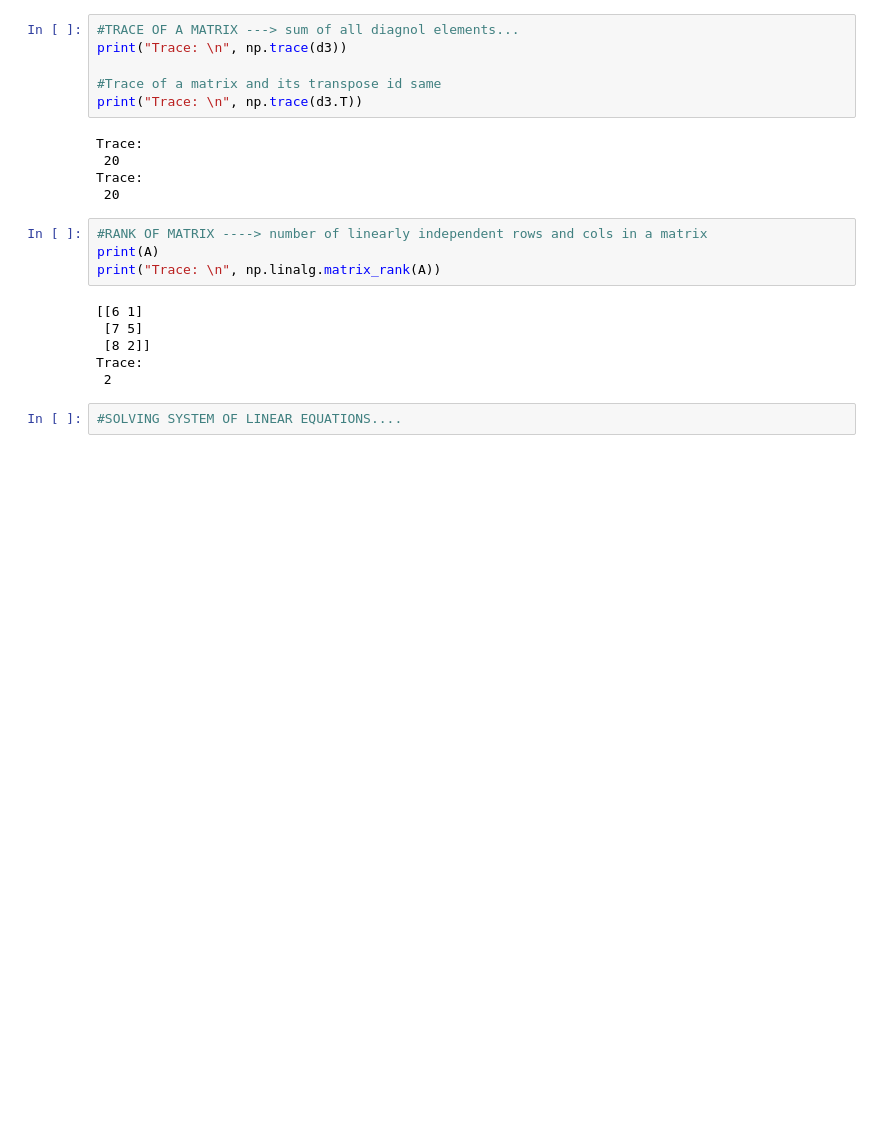
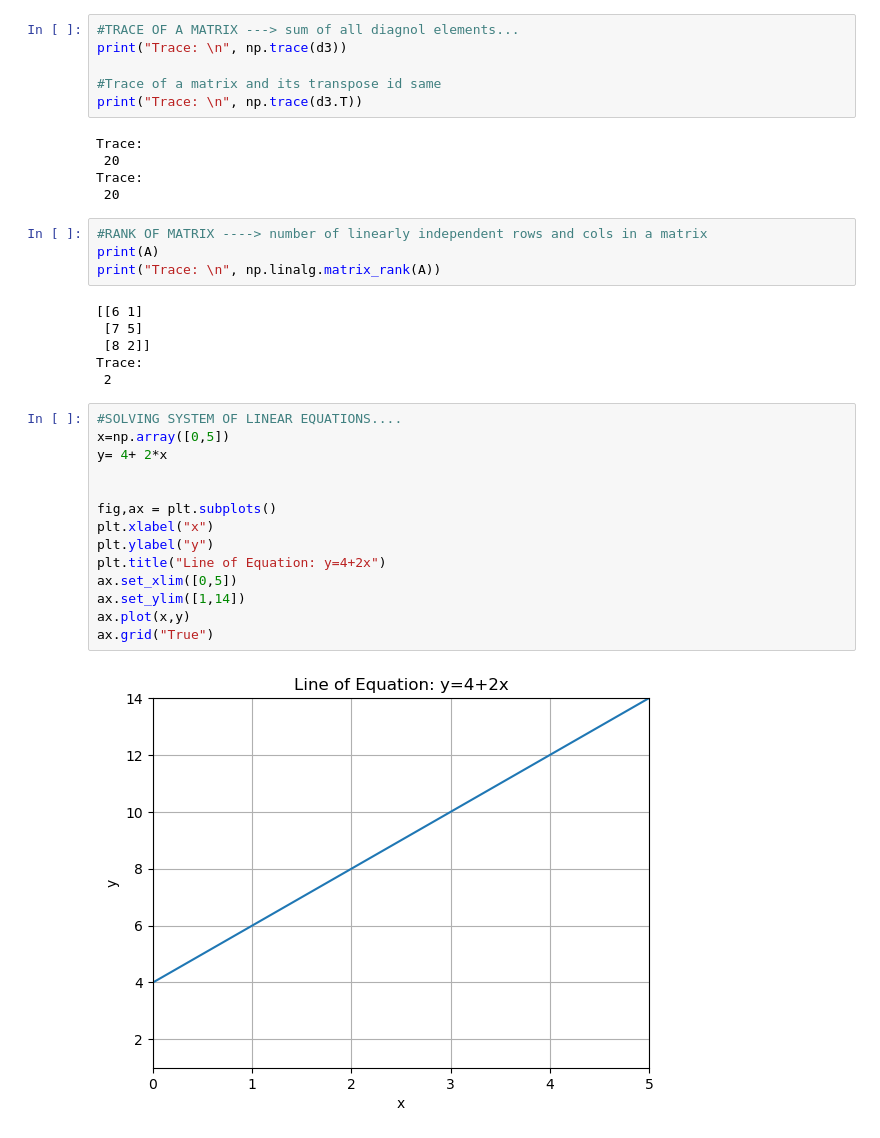
Before and after one commit to MaidaNadeem-FCIT/TestForGit, a Jupyter notebook: Python Programming/Module-4Statistics/4.3LinearAlgebraForMLp1.ipynb, the cells around one changed output. Saved outputs shown, nothing was run; the diff lists cells and outputs as text; blank space fills up the shorter version.

```diff
--- a/Python Programming/Module-4Statistics/4.3LinearAlgebraForMLp1.ipynb
+++ b/Python Programming/Module-4Statistics/4.3LinearAlgebraForMLp1.ipynb
@@ -1190,3 +1190,17 @@ Trace:
  2
 # %%
 #SOLVING SYSTEM OF LINEAR EQUATIONS....
+x=np.array([0,5])
+y= 4+ 2*x
+
+
+fig,ax = plt.subplots()
+plt.xlabel("x")
+plt.ylabel("y")
+plt.title("Line of Equation: y=4+2x")
+ax.set_xlim([0,5])
+ax.set_ylim([1,14])
+ax.plot(x,y)
+ax.grid("True")
+# %% [output]
+[figure, added]
```
Also changed, not shown: parts of 17 cells of this notebook.
